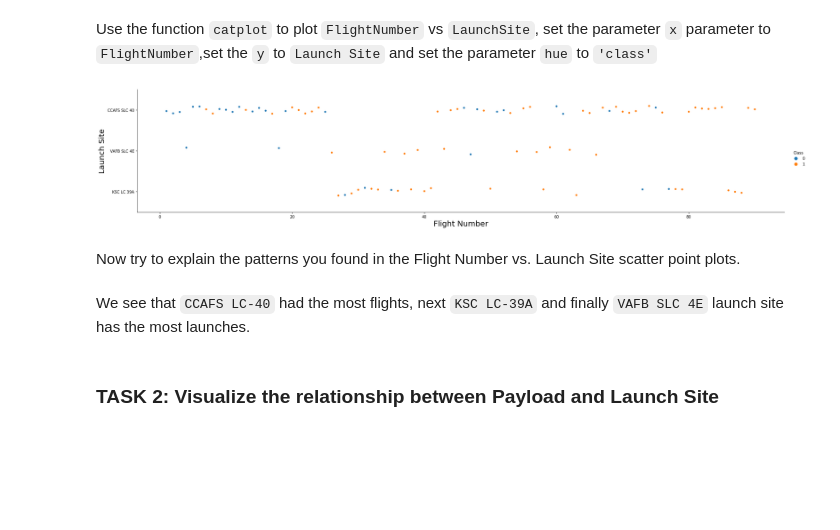
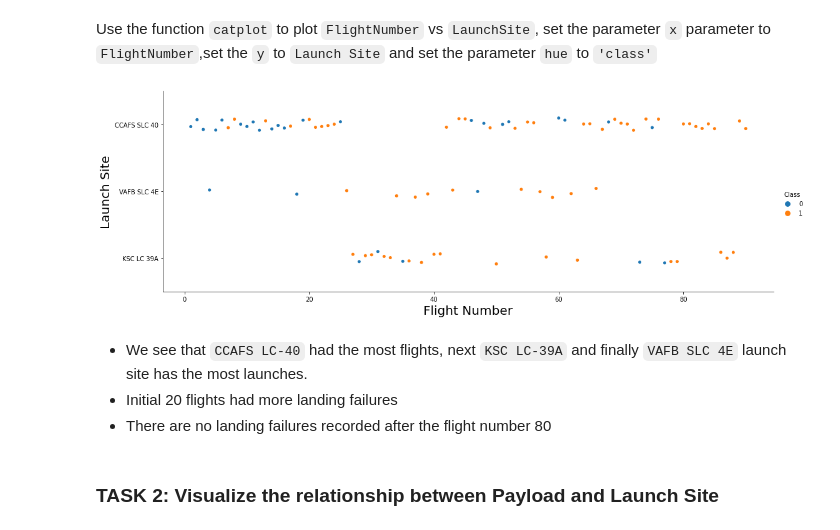
Before and after one commit to gamunu/coursera_ml_python, a Jupyter notebook: spacex-eda-with-data-visualization.ipynb, the cells around one changed output. Saved outputs shown, nothing was run; the diff lists cells and outputs as text; code cells hidden in the pictures; blank space fills up the shorter version.

```diff
--- a/spacex-eda-with-data-visualization.ipynb
+++ b/spacex-eda-with-data-visualization.ipynb
@@ -84,16 +84,16 @@ Next, let's drill down to each site visualize its detailed launch records.
 Use the function <code>catplot</code> to plot <code>FlightNumber</code> vs <code>LaunchSite</code>, set the  parameter <code>x</code>  parameter to <code>FlightNumber</code>,set the  <code>y</code> to <code>Launch Site</code> and set the parameter <code>hue</code> to <code>'class'</code>
 # %%
 # Plot a scatter point chart with x axis to be Flight Number and y axis to be the launch site, and hue to be the class value
-sns.catplot(y="LaunchSite", x="FlightNumber", hue="Class", data=df, aspect=5)
+sns.catplot(y="LaunchSite", x="FlightNumber", hue="Class", data=df, aspect=3)
 plt.xlabel("Flight Number",fontsize=20)
 plt.ylabel("Launch Site",fontsize=20)
 plt.show()
 # %% [output]
-[figure, old version]
+[figure, new version]
-# %% [markdown]
-Now try to explain the patterns you found in the Flight Number vs. Launch Site scatter point plots.
 # %% [markdown]
-We see that `CCAFS LC-40` had the most flights, next `KSC LC-39A` and finally `VAFB SLC 4E` launch site has the most launches.
+* We see that `CCAFS LC-40` had the most flights, next `KSC LC-39A` and finally `VAFB SLC 4E` launch site has the most launches.
+* Initial 20 flights had more landing failures
+* There are no landing failures recorded after the flight number 80
 # %% [markdown]
 ### TASK 2: Visualize the relationship between Payload and Launch Site
 # %% [markdown]
```
Also changed, not shown: parts of 8 cells of this notebook.
